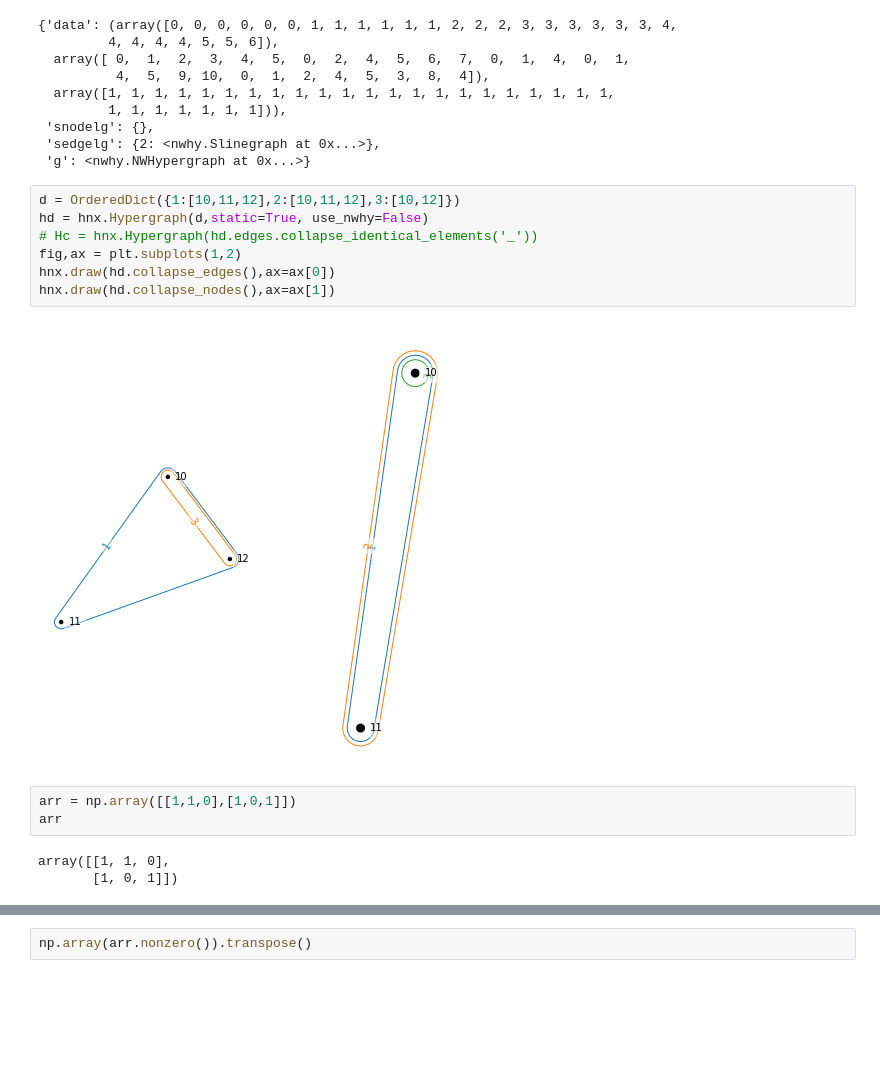
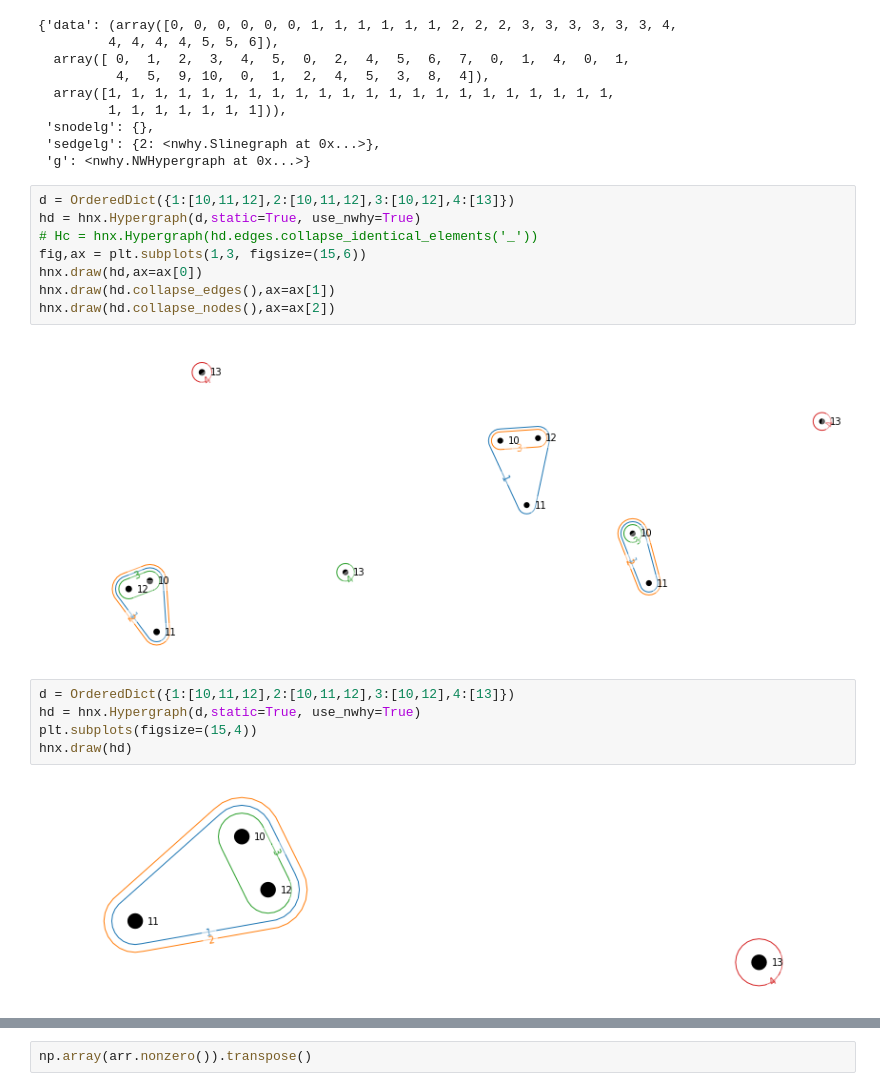
Before and after one commit to pnnl/HyperNetX, a Jupyter notebook: tutorials/HNX Demo.ipynb, the cells around one changed output, grey strips where cells are left out. Saved outputs shown, nothing was run; the diff lists cells and outputs as text; blank space fills up the shorter version.

Commit message:
updated hypergraph to use nwhy

```diff
--- a/tutorials/HNX Demo.ipynb
+++ b/tutorials/HNX Demo.ipynb
@@ -178,17 +178,19 @@ H.state_dict
  'sedgelg': {2: <nwhy.Slinegraph at 0x...>},
  'g': <nwhy.NWHypergraph at 0x...>}
 # %%
-d = OrderedDict({1:[10,11,12],2:[10,11,12],3:[10,12]})
-hd = hnx.Hypergraph(d,static=True, use_nwhy=False)
+d = OrderedDict({1:[10,11,12],2:[10,11,12],3:[10,12],4:[13]})
+hd = hnx.Hypergraph(d,static=True, use_nwhy=True)
 # Hc = hnx.Hypergraph(hd.edges.collapse_identical_elements('_'))
-fig,ax = plt.subplots(1,2)
-hnx.draw(hd.collapse_edges(),ax=ax[0])
-hnx.draw(hd.collapse_nodes(),ax=ax[1])
+fig,ax = plt.subplots(1,3, figsize=(15,6))
+hnx.draw(hd,ax=ax[0])
+hnx.draw(hd.collapse_edges(),ax=ax[1])
+hnx.draw(hd.collapse_nodes(),ax=ax[2])
 # %% [output]
-[figure, old version]
+[figure, new version]
-# %%
-arr = np.array([[1,1,0],[1,0,1]])
-arr
-# %% [output]
-array([[1, 1, 0],
-       [1, 0, 1]])
+# %%
+d = OrderedDict({1:[10,11,12],2:[10,11,12],3:[10,12],4:[13]})
+hd = hnx.Hypergraph(d,static=True, use_nwhy=True)
+plt.subplots(figsize=(15,4))
+hnx.draw(hd)
+# %% [output]
+[figure, added]
```
Also changed, not shown: parts of 13 cells of this notebook, 1 other file.
